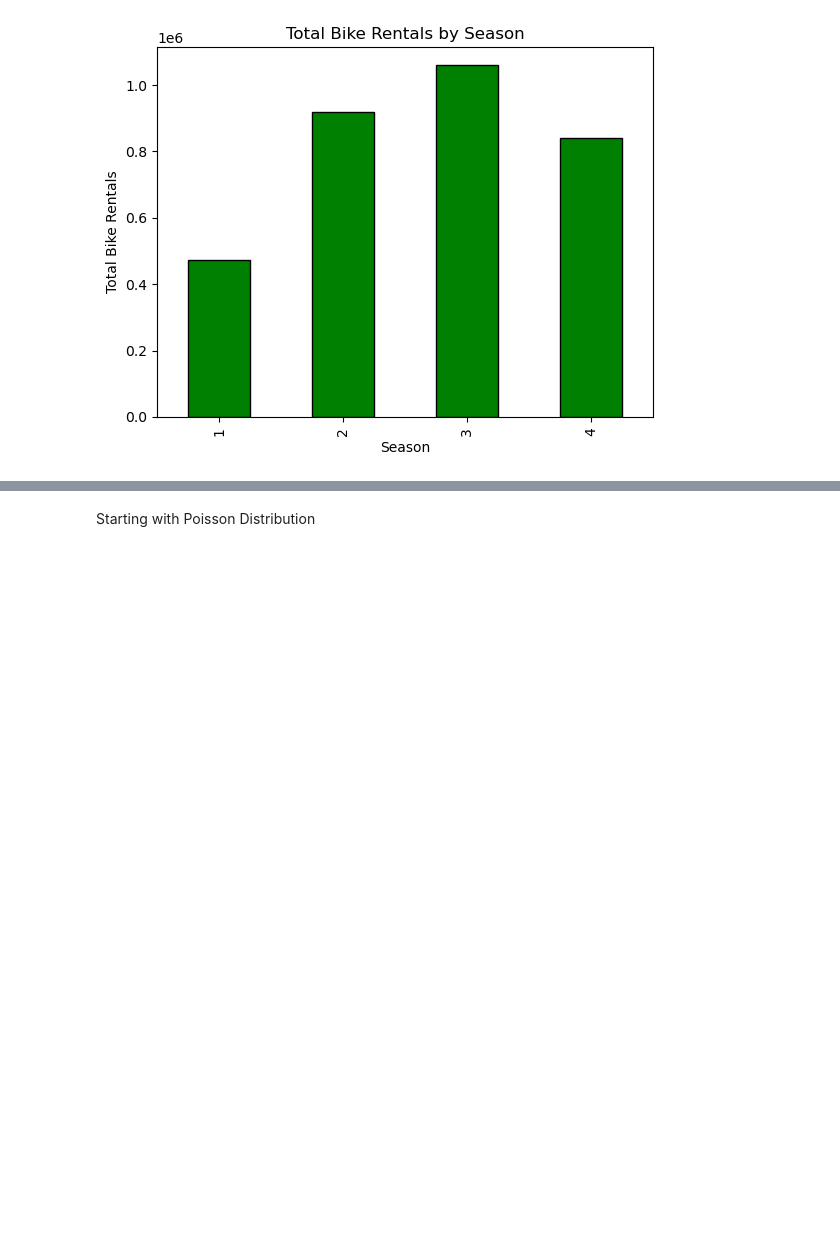
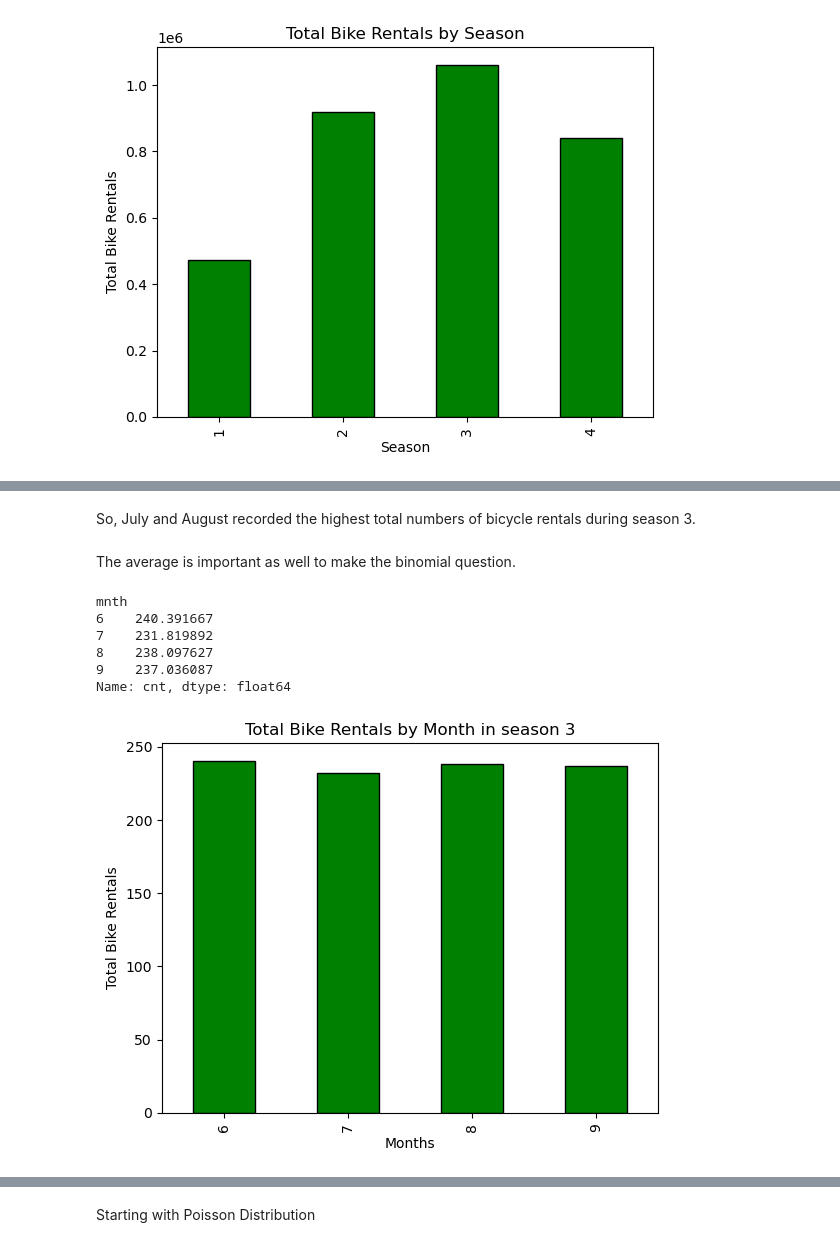
Before and after one commit to 2026623-Student/Statistical-Project, a Jupyter notebook: Bikes_Jupyter.ipynb, the cells around one changed output, grey strips where cells are left out. Drawn from its saved outputs; the diff is of its cells as text; code cells hidden in the pictures; blank space fills up the shorter version.

```diff
--- a/Bikes_Jupyter.ipynb
+++ b/Bikes_Jupyter.ipynb
@@ -296,0 +280,25 @@ summer_df.head()
+# %% [markdown]
+So, July and August recorded the highest total numbers of bicycle rentals during season 3.
+# %% [markdown]
+The average is important as well to make the binomial question.
+# %%
+# Average bike rentals by month during season 3
+season_3_average = df.loc[df["season"] == 3].groupby("mnth")["cnt"].mean()
+print(season_3_average)
+# %% [output]
+mnth
+6    240.391667
+7    231.819892
+8    238.097627
+9    237.036087
+Name: cnt, dtype: float64
+# %%
+#Graphically representing the average rentals of bicycles during the season 3 of the year.
+season_3_average.plot(kind="bar", color="green", edgecolor="black")
+
+plt.title("Total Bike Rentals by Month in season 3")
+plt.xlabel("Months")
+plt.ylabel("Total Bike Rentals")
+plt.show()
+# %% [output]
+[figure, added]
```
Also changed, not shown: parts of 23 cells of this notebook, 1 other file.
